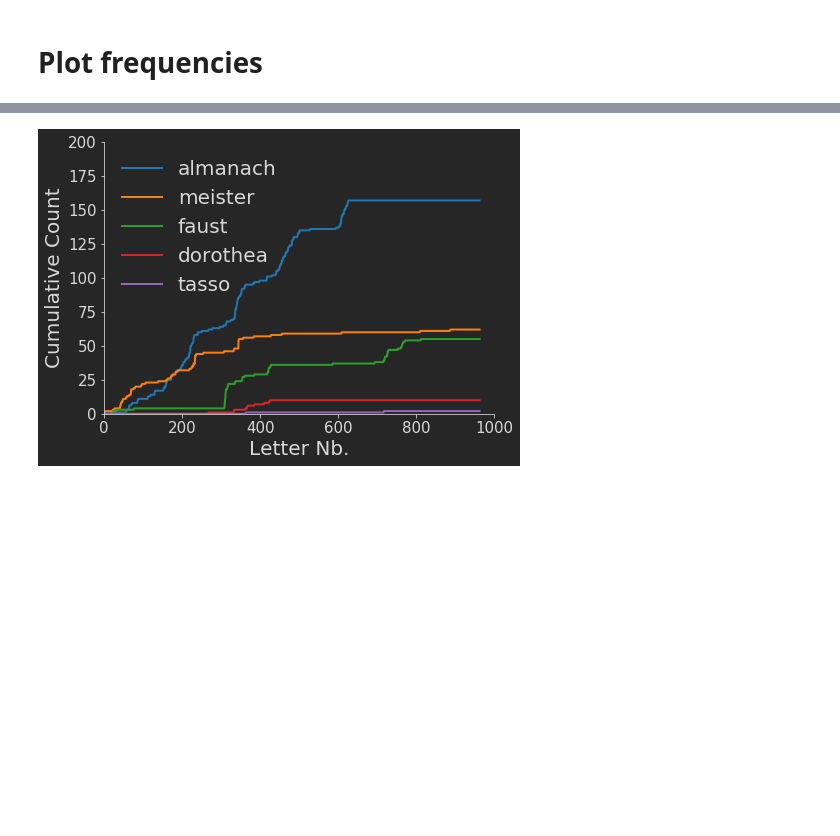
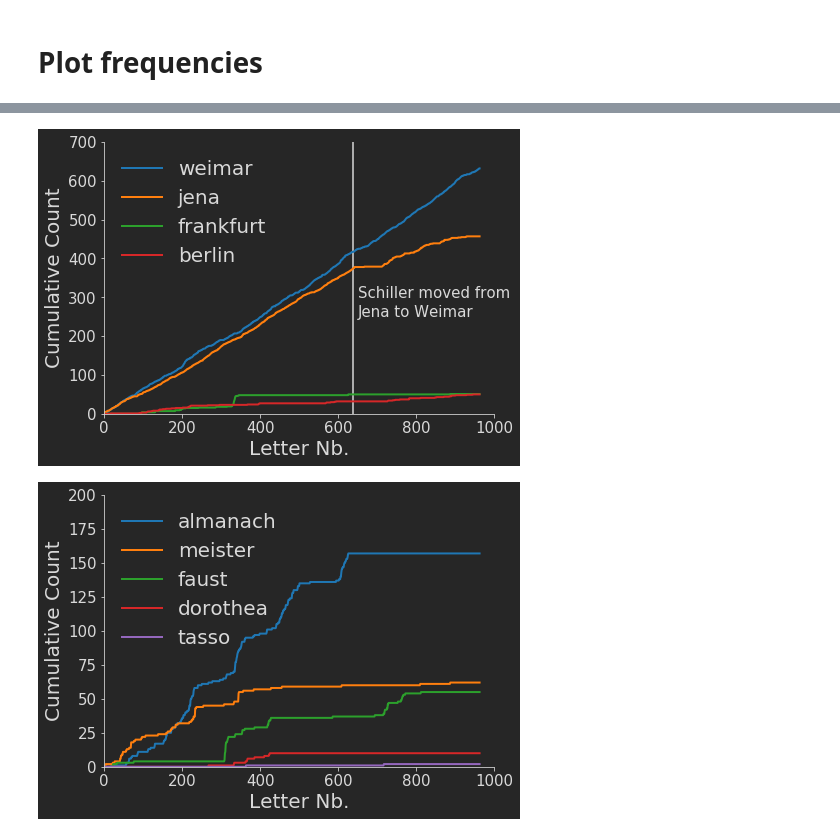
Before and after one commit to Ma-Fi-94/letters, a Jupyter notebook: Word_Frequencies_Over_Time.ipynb, the cells around one changed output, grey strips where cells are left out. Drawn from its saved outputs; the diff is of its cells as text; code cells hidden in the pictures; blank space fills up the shorter version.

```diff
--- a/Word_Frequencies_Over_Time.ipynb
+++ b/Word_Frequencies_Over_Time.ipynb
@@ -119,3 +163,26 @@ plt.savefig("Fig4.svg", bbox_inches="tight")
+# %%
+print_words = ["weimar", "jena", "frankfurt", "berlin"]
+
+fig, ax = plt.subplots(1,1,figsize=(7,5))
+
+for print_word in print_words:
+    freq_over_time = word_frequencies[:, np.array(words)==print_word]
+    ax.plot(np.cumsum(freq_over_time), lw=2, label=print_word)
+
+ax.set_xlabel("Letter Nb.", size=20)
+ax.set_ylabel("Cumulative Count", size=20)
+ax.tick_params(axis='both', which='major', labelsize=15)
+ax.spines["top"].set_visible(False)
+ax.spines["right"].set_visible(False)
+ax.set_xlim((0,1000))
+ax.set_ylim((0,700))
+ax.legend(loc=2, frameon=False, fontsize=20)
+ax.vlines([639], 0, 700, color=".85")
+ax.text(650, 300, "Schiller moved from", size=15)
+ax.text(650, 250, "Jena to Weimar", size=15)
+plt.savefig("Fig4.svg", bbox_inches="tight")
+# %% [output]
+[figure, added]
 # %%
 print_words = ["almanach", "meister", "faust", "dorothea", "tasso"]
 
```
Also changed, not shown: parts of 6 cells of this notebook, 13 other files.
